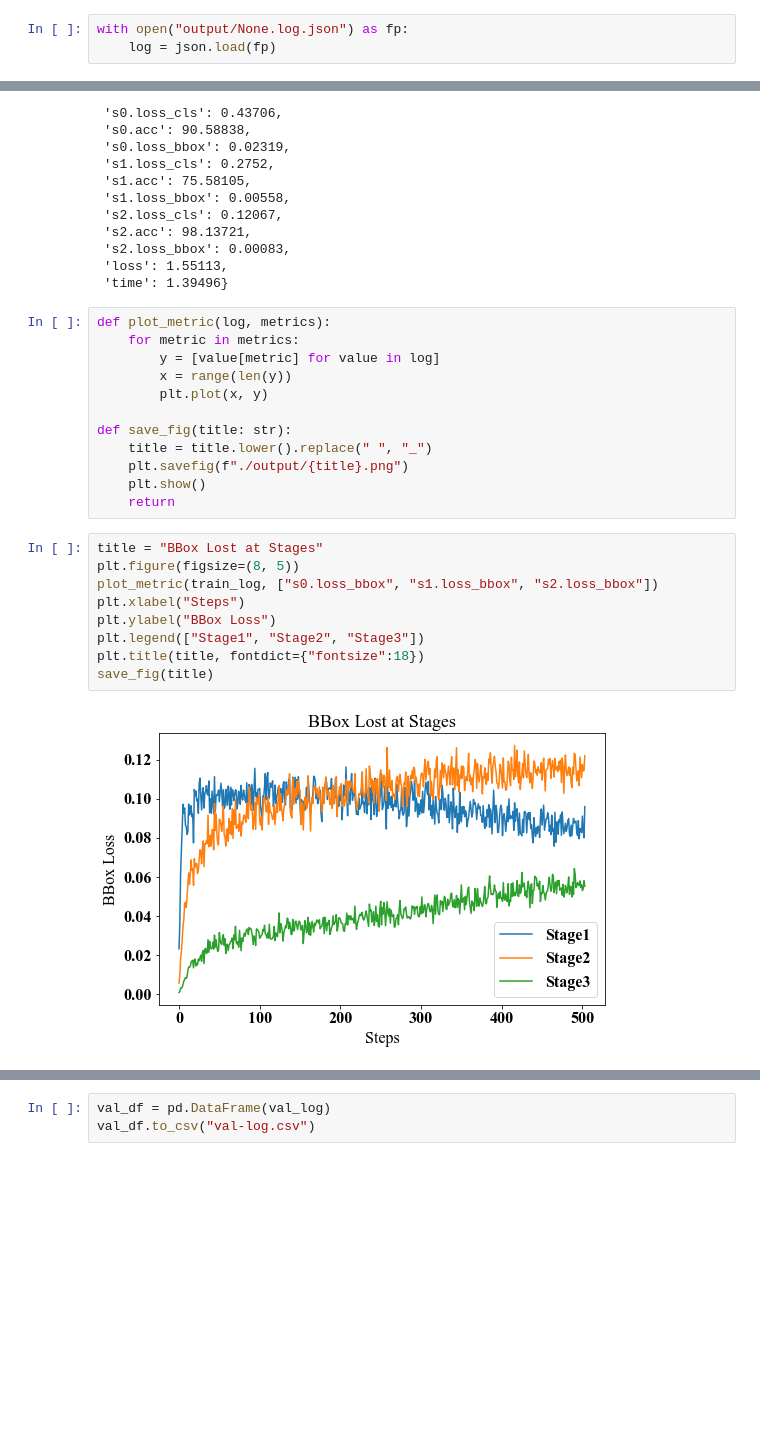
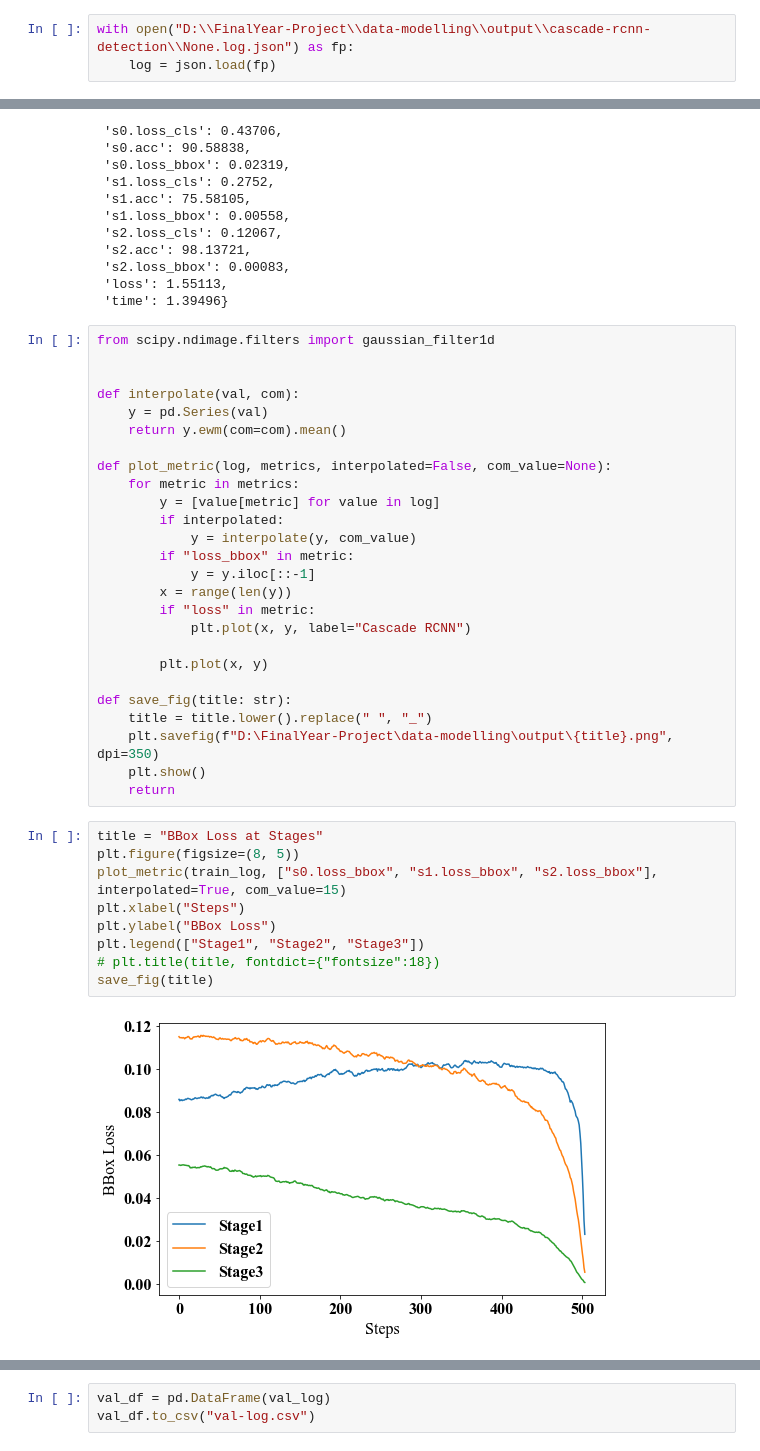
Before and after one commit to arunpandian7/Covid-Radiograhy-Diagnosis-API, a Jupyter notebook: notebooks/cascade-rcnn-detection/training-log-viz.ipynb, the cells around one changed output, grey strips where cells are left out. Cells and saved outputs as stored; diff of their text form; blank space fills up the shorter version.

Commit message:
Update Notebook Versions and Output

```diff
--- a/notebooks/cascade-rcnn-detection/training-log-viz.ipynb
+++ b/notebooks/cascade-rcnn-detection/training-log-viz.ipynb
@@ -8,7 +8,7 @@ plt.rcParams["font.weight"] = "bold"
 
 import json
 # %%
-with open("output/None.log.json") as fp:
+with open("D:\\FinalYear-Project\\data-modelling\\output\\cascade-rcnn-detection\\None.log.json") as fp:
     log = json.load(fp)
 # %%
 train_log = [item for item in log if item["mode"] == 'train']
@@ -36,28 +36,42 @@ train_log[0]
  'loss': 1.55113,
  'time': 1.39496}
 # %%
-def plot_metric(log, metrics):
+from scipy.ndimage.filters import gaussian_filter1d
+
+
+def interpolate(val, com):
+    y = pd.Series(val)
+    return y.ewm(com=com).mean()
+
+def plot_metric(log, metrics, interpolated=False, com_value=None):
     for metric in metrics:
         y = [value[metric] for value in log]
+        if interpolated:
+            y = interpolate(y, com_value)
+        if "loss_bbox" in metric:
+            y = y.iloc[::-1]
         x = range(len(y))
+        if "loss" in metric:
+            plt.plot(x, y, label="Cascade RCNN")
+
         plt.plot(x, y)
 
 def save_fig(title: str):
     title = title.lower().replace(" ", "_")
-    plt.savefig(f"./output/{title}.png")
+    plt.savefig(f"D:\FinalYear-Project\data-modelling\output\{title}.png", dpi=350)
     plt.show()
     return
 # %%
-title = "BBox Lost at Stages"
+title = "BBox Loss at Stages"
 plt.figure(figsize=(8, 5))
-plot_metric(train_log, ["s0.loss_bbox", "s1.loss_bbox", "s2.loss_bbox"])
+plot_metric(train_log, ["s0.loss_bbox", "s1.loss_bbox", "s2.loss_bbox"], interpolated=True, com_value=15)
 plt.xlabel("Steps")
 plt.ylabel("BBox Loss")
 plt.legend(["Stage1", "Stage2", "Stage3"])
-plt.title(title, fontdict={"fontsize":18})
+# plt.title(title, fontdict={"fontsize":18})
 save_fig(title)
 # %% [output]
-[figure, old version]
+[figure, new version]
 # %%
 title = "Accuracy at Stages"
 plt.figure(figsize=(8, 5))
```
Also changed, not shown: parts of 17 cells of this notebook, 14 other files.
